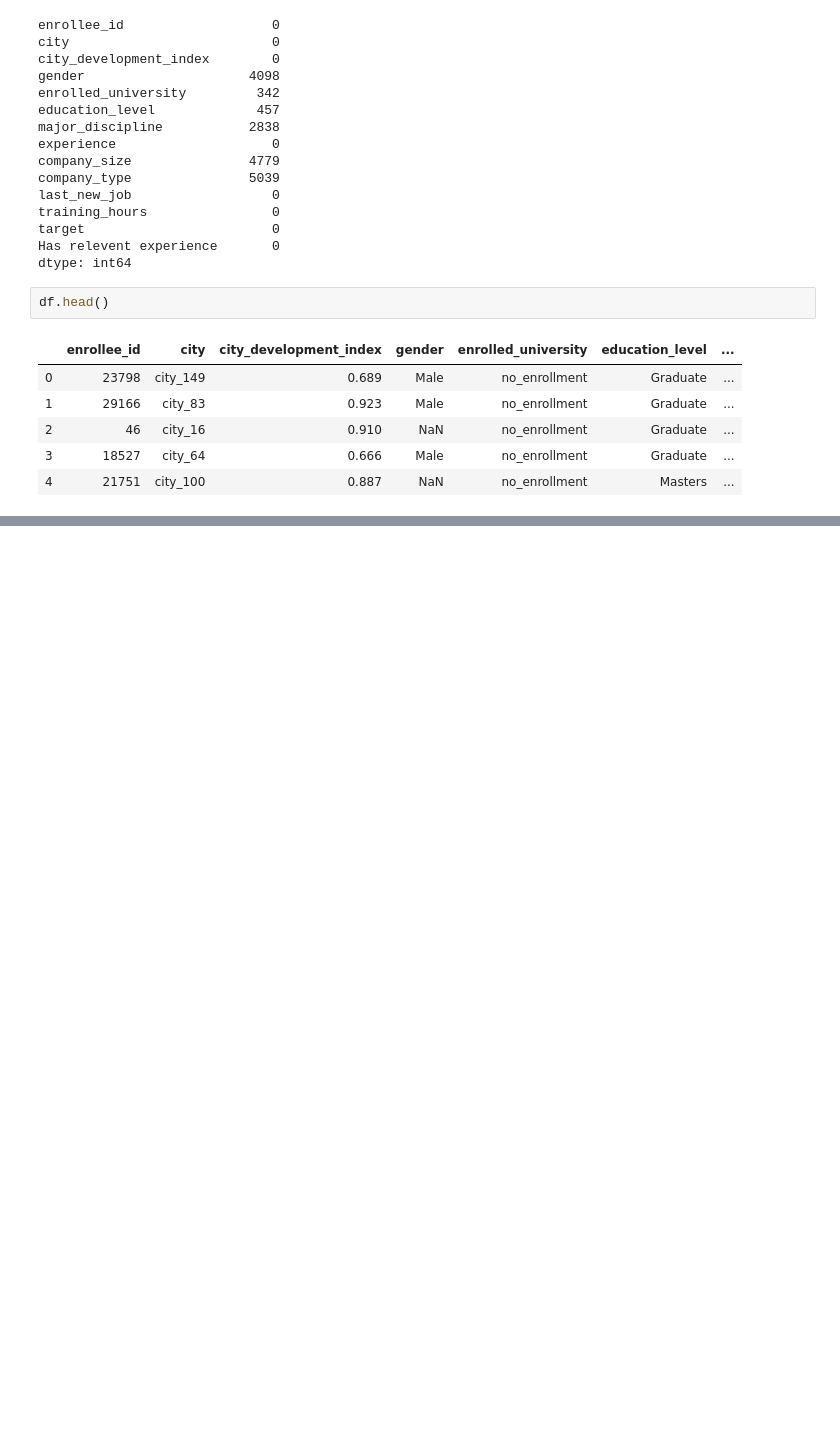
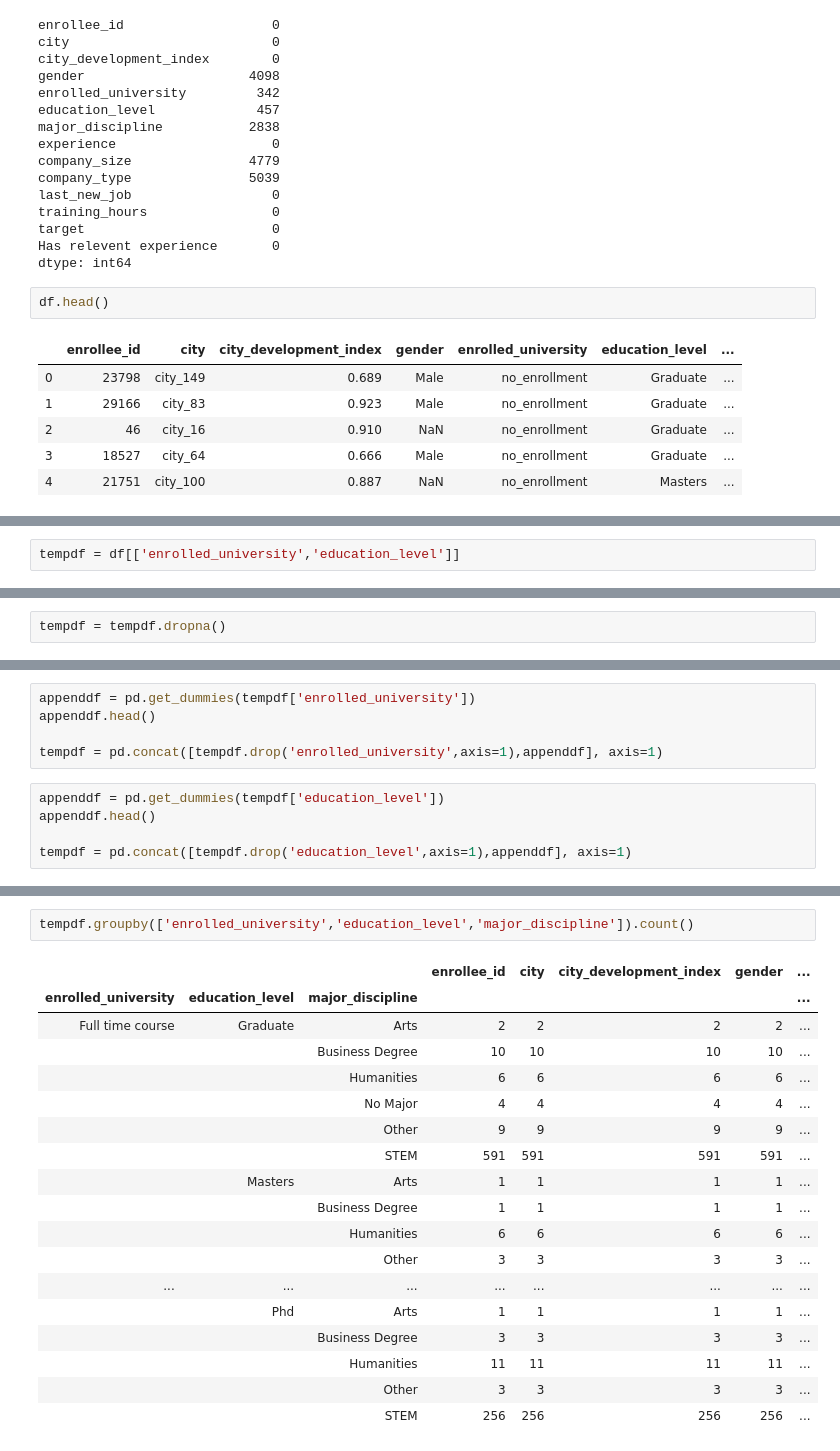
Before and after one commit to HemanthReddy99/JanataHack, a Jupyter notebook: JanaraHack4 - HR Analytics/Data Exploration.ipynb, the cells around one changed output, grey strips where cells are left out. Drawn from its saved outputs; the diff is of its cells as text; blank space fills up the shorter version.

```diff
--- a/JanaraHack4 - HR Analytics/Data Exploration.ipynb
+++ b/JanaraHack4 - HR Analytics/Data Exploration.ipynb
@@ -335,0 +410,2 @@ df.head()
+# %%
+tempdf = df[['enrolled_university','education_level']]
@@ -335,0 +418,2 @@ df.head()
+# %%
+tempdf = tempdf.dropna()
@@ -335,0 +426,10 @@ df.head()
+# %%
+appenddf = pd.get_dummies(tempdf['enrolled_university'])
+appenddf.head()
+
+tempdf = pd.concat([tempdf.drop('enrolled_university',axis=1),appenddf], axis=1)
+# %%
+appenddf = pd.get_dummies(tempdf['education_level'])
+appenddf.head()
+
+tempdf = pd.concat([tempdf.drop('education_level',axis=1),appenddf], axis=1)
@@ -335,0 +540,21 @@ df.head()
+# %%
+tempdf.groupby(['enrolled_university','education_level','major_discipline']).count()
+# %% [output]
+|  |  |  | enrollee_id | city | city_development_index | gender | ... |
+| enrolled_university | education_level | major_discipline |  |  |  |  | ... |
+| Full time course | Graduate | Arts | 2 | 2 | 2 | 2 | ... |
+|  |  | Business Degree | 10 | 10 | 10 | 10 | ... |
+|  |  | Humanities | 6 | 6 | 6 | 6 | ... |
+|  |  | No Major | 4 | 4 | 4 | 4 | ... |
+|  |  | Other | 9 | 9 | 9 | 9 | ... |
+|  |  | STEM | 591 | 591 | 591 | 591 | ... |
+|  | Masters | Arts | 1 | 1 | 1 | 1 | ... |
+|  |  | Business Degree | 1 | 1 | 1 | 1 | ... |
+|  |  | Humanities | 6 | 6 | 6 | 6 | ... |
+|  |  | Other | 3 | 3 | 3 | 3 | ... |
+| ... | ... | ... | ... | ... | ... | ... | ... |
+|  | Phd | Arts | 1 | 1 | 1 | 1 | ... |
+|  |  | Business Degree | 3 | 3 | 3 | 3 | ... |
+|  |  | Humanities | 11 | 11 | 11 | 11 | ... |
+|  |  | Other | 3 | 3 | 3 | 3 | ... |
+|  |  | STEM | 256 | 256 | 256 | 256 | ... |
```
Also changed, not shown: parts of 24 cells of this notebook.
